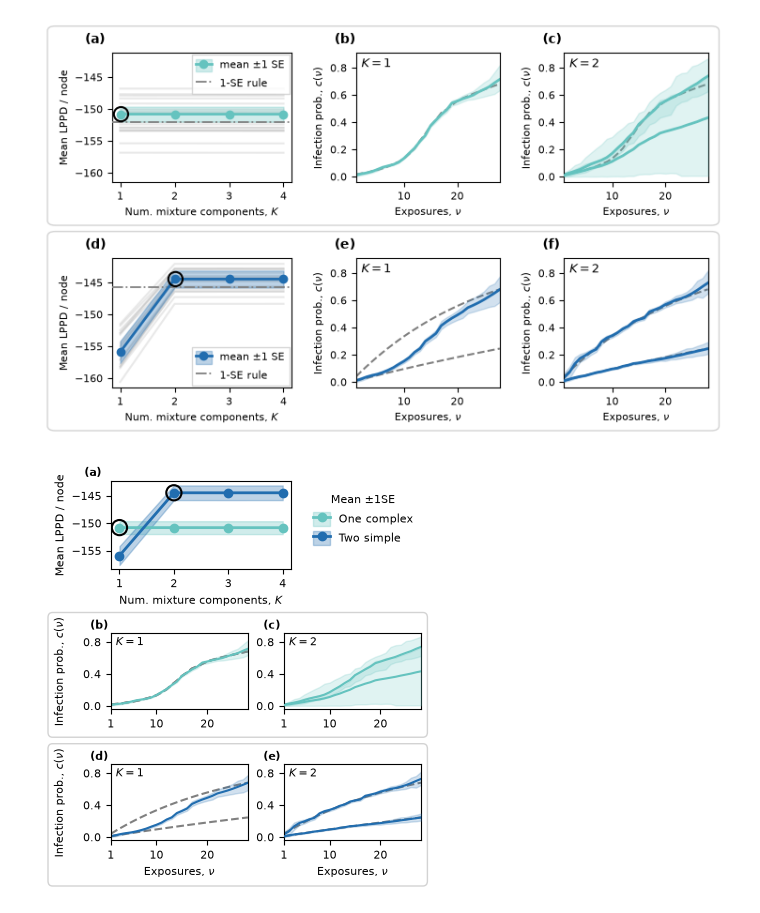
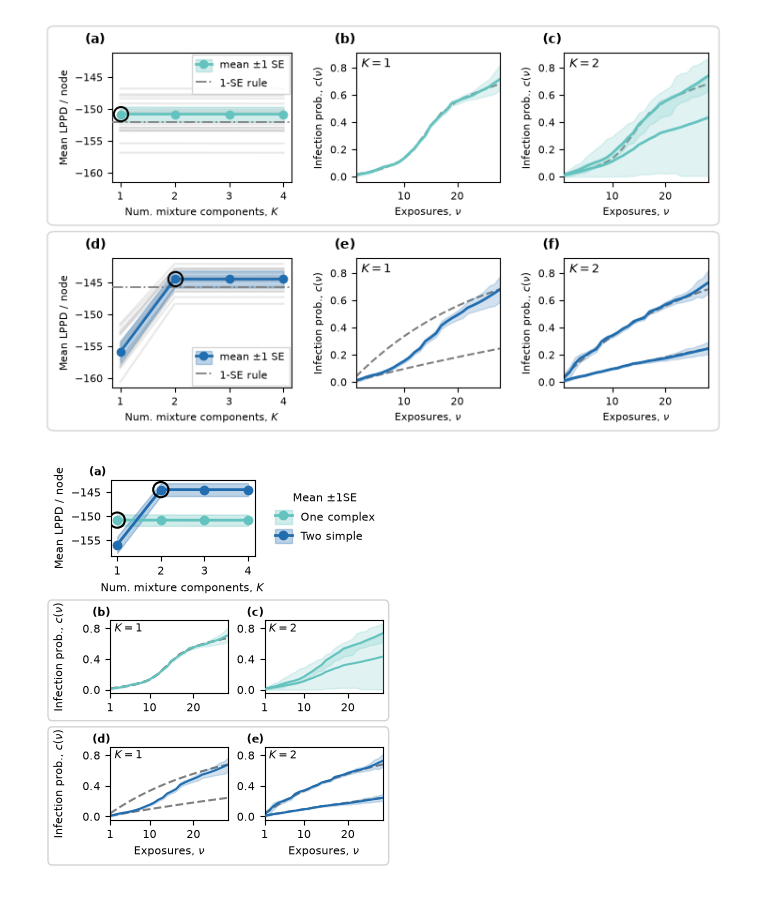
Before and after one commit to kaiser-dan/heterogeneous-infection-kernels, a Jupyter notebook: fig-scripts/plot_fig3.ipynb, the cells around one changed output. Cells and saved outputs as stored; diff of their text form; code cells hidden in the pictures.

```diff
--- a/fig-scripts/plot_fig3.ipynb
+++ b/fig-scripts/plot_fig3.ipynb
@@ -320,8 +320,8 @@ def plot_mu_with_shading(ax, mu_array, kmax, color, zorder):
     lower, upper = hpdi_bounds(mu_array, prob=0.9)
     ax.fill_between(range(1,kmax+1), lower[:kmax], upper[:kmax], color=color, alpha=0.2, zorder=zorder)
 # %%
-fig = plt.figure(figsize=(3.75, 4.2), constrained_layout=True)
-top, bot = fig.subfigures(2,1, height_ratios=[1,1.8])
+fig = plt.figure(figsize=(3.375, 4.0), constrained_layout=True)
+top, bot = fig.subfigures(2,1, height_ratios=[1,1.9])
 kmax = 28
 nus = range(1, kmax + 1)
 
@@ -396,31 +396,31 @@ for ax  in [ax_b[1,0], ax_b[1,1]]:
 ax_t.text(-0.15, 1.1, "(a)", transform=ax_t.transAxes, fontsize=8, fontweight='bold', va='center', ha='left')
 ax_b[0,0].text(-0.15, 1.1, "(b)", transform=ax_b[0,0].transAxes, fontsize=8, fontweight='bold', va='center', ha='left')
 ax_b[0,1].text(-0.15, 1.1, "(c)", transform=ax_b[0,1].transAxes, fontsize=8, fontweight='bold', va='center', ha='left')
 ax_b[1,0].text(-0.15, 1.1, "(d)", transform=ax_b[1,0].transAxes, fontsize=8, fontweight='bold', va='center', ha='left')
 ax_b[1,1].text(-0.15, 1.1, "(e)", transform=ax_b[1,1].transAxes, fontsize=8, fontweight='bold', va='center', ha='left')
 
 fig.canvas.draw()
 fig.set_layout_engine('none')
 renderer = fig.canvas.get_renderer()
 
 def _row_fig_bbox(row_axes):
     """Union of a row's tight bboxes (incl. labels), in figure-fraction coords."""
     bb = Bbox.union([ax.get_tightbbox(renderer) for ax in row_axes])
     return bb.transformed(fig.transFigure.inverted())
 
 _pad = 0.017
 for _row in (ax_b[0, :], ax_b[1, :]):
     _bb = _row_fig_bbox(_row)
     fig.add_artist(mpatches.FancyBboxPatch(
         (_bb.x0 - _pad, _bb.y0 - _pad),
         _bb.width + 2 * _pad, _bb.height + 2 * _pad,
         boxstyle="round,pad=0,rounding_size=0.012",
         linewidth=1.0, edgecolor="lightgrey", facecolor="none",
         transform=fig.transFigure, zorder=-1, clip_on=False,
     ))
 
 plt.savefig('../figs/fig3.svg', bbox_inches='tight')
 plt.savefig('../figs/fig3.pdf', bbox_inches='tight')
 plt.show()
 # %% [output]
-[figure, old version]
+[figure, new version]
```
Also changed, not shown: 12 other files.
